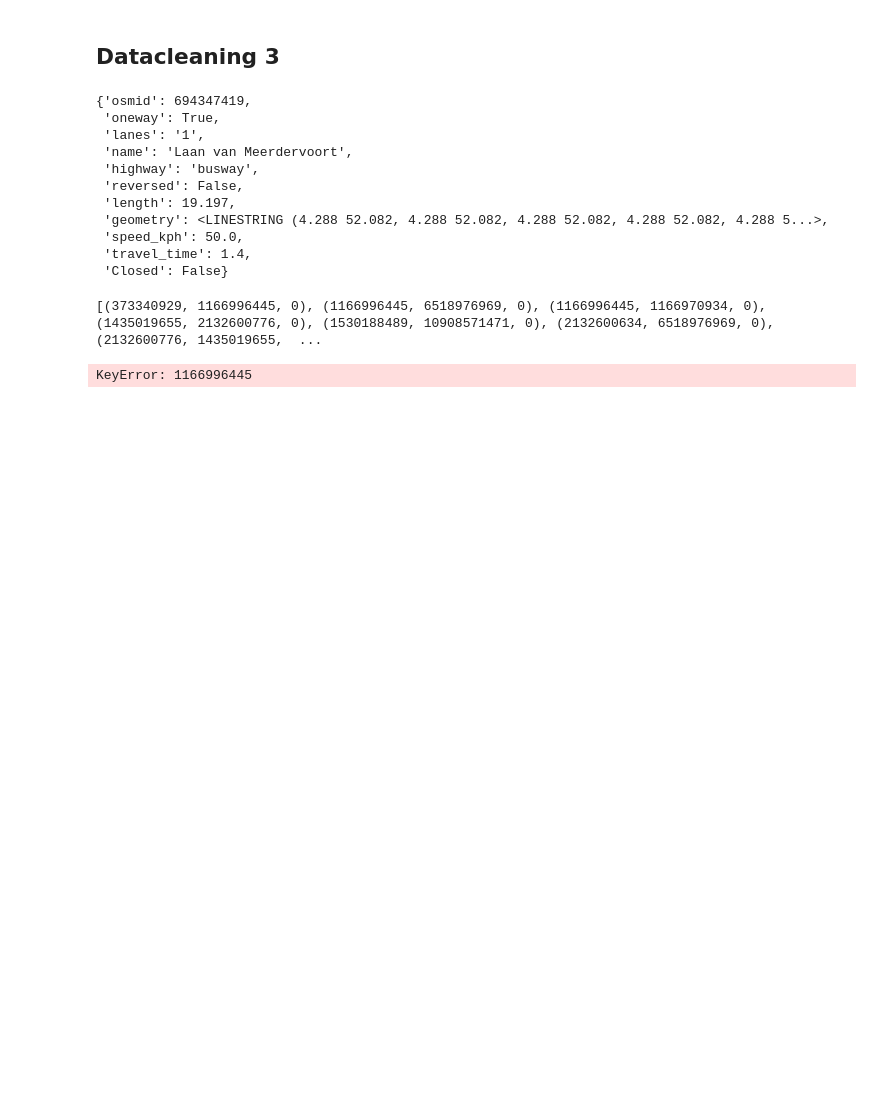
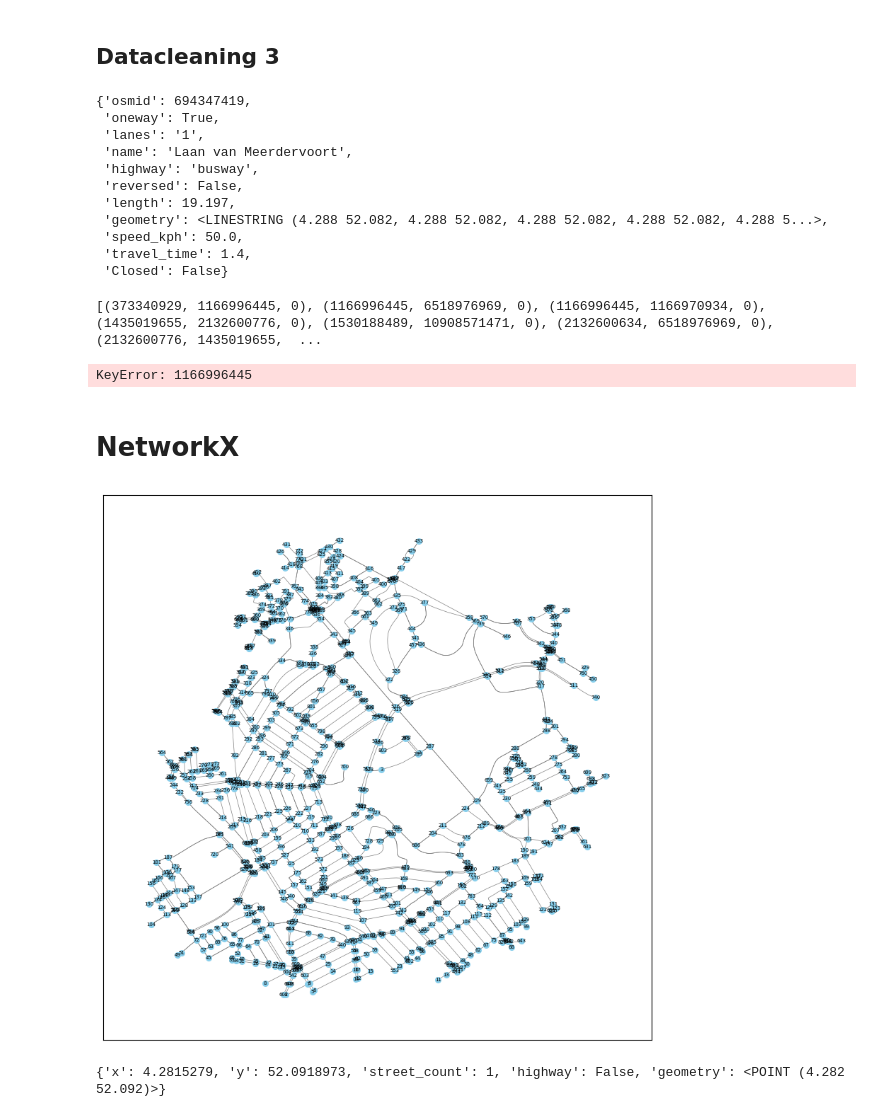
Before and after one commit to KCvdBerg/Societal-The-Hague, a Jupyter notebook: New_Data_cleaning.ipynb, the cells around one changed output. Drawn from its saved outputs; the diff is of its cells as text; code cells hidden in the pictures; blank space fills up the shorter version.

```diff
--- a/New_Data_cleaning.ipynb
+++ b/New_Data_cleaning.ipynb
@@ -632,3 +641,8 @@ def Add_attribute(G, attribute_compare, attribute_compare_value, new_attribute,
 G5 = Add_attribute(G, "highway", "residential", "lanes", 2)
 # %%
 pickle.dump(G5, open('Data/TheHaguestreets.pickle', 'wb'))
+# %% [markdown]
+# NetworkX
+# %%
+# Set the 'Closed' column to True for 'Eisenhowerlaan' because it will only be used as a bike lane
+edges.loc[edges['name'] == 'Eisenhowerlaan', 'Closed'] = True
@@ -634,0 +683,39 @@ pickle.dump(G5, open('Data/TheHaguestreets.pickle', 'wb'))
+# %%
+# Create a position dictionary for nodes
+pos = {node: (data['x'], data['y']) for node, data in G6.nodes(data=True)}
+# %%
+from matplotlib.collections import LineCollection
+
+# Prepare edge geometries
+edge_lines = []
+for u, v, data in G6.edges(data=True):
+    if 'geometry' in data and data['geometry']:  # Use geometry if it exists
+        edge_lines.append(list(data['geometry'].coords))
+    else:
+        # Fallback to straight line between nodes
+        edge_lines.append([pos[u], pos[v]])
+
+# Create LineCollection for edges
+lc = LineCollection(edge_lines, colors='gray', linewidths=0.5)
+
+# Plot the graph
+fig, ax = plt.subplots(figsize=(10, 10))
+ax.add_collection(lc)
+
+# Draw the nodes
+nx.draw_networkx_nodes(G6, pos, ax=ax, node_size=30, node_color='skyblue')
+
+# Optionally add labels
+nx.draw_networkx_labels(G6, pos, ax=ax, font_size=5)
+
+# Adjust plot limits and display the figure
+ax.autoscale()
+ax.margins(0.1)
+plt.show()
+# %% [output]
+[figure, added]
+# %%
+node_700_attributes = G6.nodes[700]
+print(node_700_attributes)
+# %% [output]
+{'x': 4.2815279, 'y': 52.0918973, 'street_count': 1, 'highway': False, 'geometry': <POINT (4.282 52.092)>}
```
Also changed, not shown: parts of 10 cells of this notebook.
